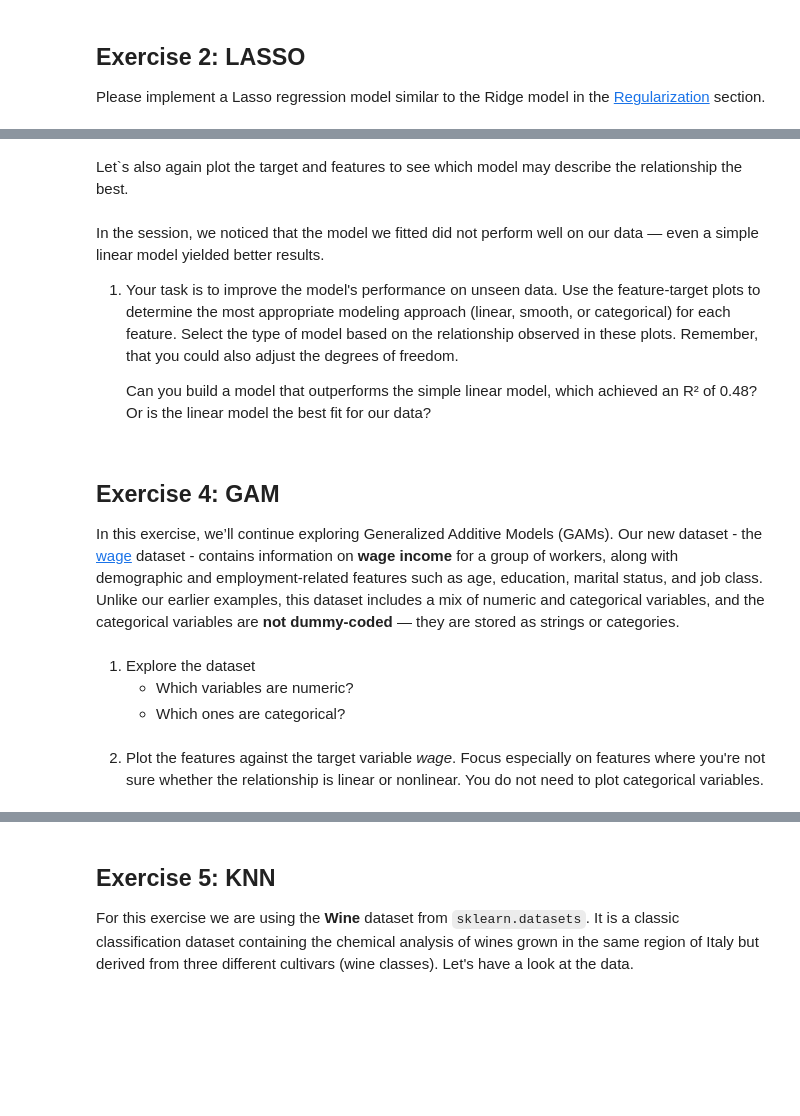
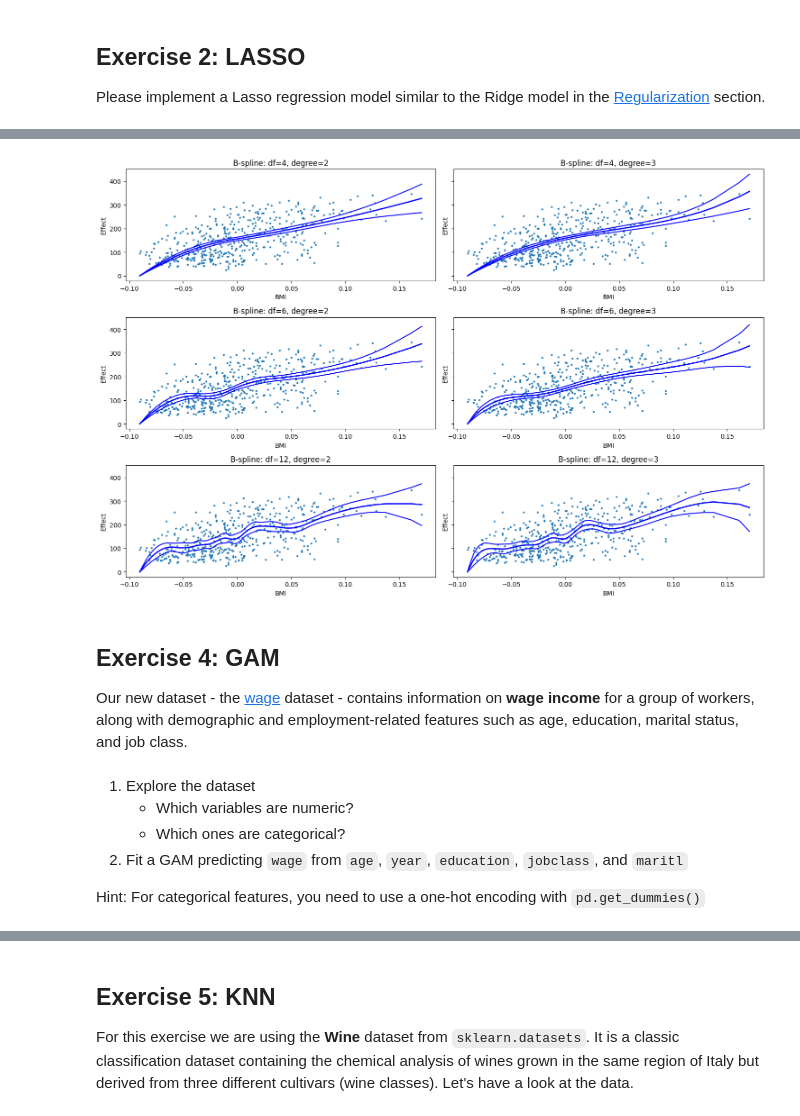
Before and after one commit to mibur1/psy112, a Jupyter notebook: book/2_models/Exercises.ipynb, the cells around one changed output, grey strips where cells are left out. Drawn from its saved outputs; the diff is of its cells as text; code cells hidden in the pictures; blank space fills up the shorter version.

Commit message:
updated GAM session

```diff
--- a/book/2_models/Exercises.ipynb
+++ b/book/2_models/Exercises.ipynb
@@ -124,2 +108,0 @@ X_train, X_test, y_train, y_test = train_test_split(X, y, test_size=0.3, random_
-# %% [markdown]
-Let`s also again plot the target and features to see which model may describe the relationship the best.
@@ -151,6 +108,0 @@ plt.show()
-# %% [markdown]
-In the session, we noticed that the model we fitted did not perform well on our data — even a simple linear model yielded better results.
-
-1. Your task is to improve the model's performance on unseen data. Use the feature-target plots to determine the most appropriate modeling approach (linear, smooth, or categorical) for each feature. Select the type of model based on the relationship observed in these plots. Remember, that you could also adjust the degrees of freedom.
-
-    Can you build a model that outperforms the simple linear model, which achieved an R² of 0.48? Or is the linear model the best fit for our data?
@@ -197,8 +109,45 @@ print(f"R² on test data: {r2:.3f}")
+# %%
+import matplotlib.pyplot as plt
+from sklearn.datasets import load_diabetes
+from statsmodels.gam.api import GLMGam, BSplines
+
+# Load data
+data = load_diabetes(as_frame=True)
+X = data.data[['bmi']]
+y = data.target
+
+# Define combinations to test
+df_values = [4, 6, 12]
+degree_values = [2, 3]  # quadratic, cubic
+
+# Create plot grid
+fig, axes = plt.subplots(len(df_values), len(degree_values), figsize=(15, 10), sharey=True)
+
+for i, df_val in enumerate(df_values):
+    for j, deg_val in enumerate(degree_values):
+        # Use X.values to ensure NumPy array
+        bs = BSplines(X.values, df=[df_val], degree=[deg_val])
+        gam = GLMGam(y, smoother=bs)
+        res = gam.fit()
+
+        res.plot_partial(0, cpr=True, ax=axes[i, j])
+        axes[i, j].set_title(f'B-spline: df={df_val}, degree={deg_val}')
+        axes[i, j].set_xlabel('BMI')
+        axes[i, j].set_ylabel('Effect')
+
+plt.tight_layout()
+plt.show()
+# %% [output]
+[figure, added]
 # %% [markdown]
 ## Exercise 4: GAM
-In this exercise, we’ll continue exploring Generalized Additive Models (GAMs).
-Our new dataset - the [wage](https://islp.readthedocs.io/en/latest/datasets/Wage.html) dataset - contains information on **wage income** for a group of workers, along with demographic and employment-related features such as age, education, marital status, and job class. Unlike our earlier examples, this dataset includes a mix of numeric and categorical variables, and the categorical variables are **not dummy-coded** — they are stored as strings or categories.
+
+
+Our new dataset - the [wage](https://islp.readthedocs.io/en/latest/datasets/Wage.html) dataset - contains information on **wage income** for a group of workers, along with demographic and employment-related features such as age, education, marital status, and job class.
 # %% [markdown]
 1) Explore the dataset
     - Which variables are numeric?
     - Which ones are categorical?
+2) Fit a GAM predicting `wage` from `age`, `year`, `education`, `jobclass`, and `maritl`
+
+Hint: For categorical features, you need to use a one-hot encoding with `pd.get_dummies()`
@@ -218,2 +153,0 @@ print(X.head())
-# %% [markdown]
-2) Plot the features against the target variable *wage*. Focus especially on features where you're not sure whether the relationship is linear or nonlinear. You do not need to plot categorical variables.
```
Also changed, not shown: parts of 12 cells of this notebook, 1 other file.
